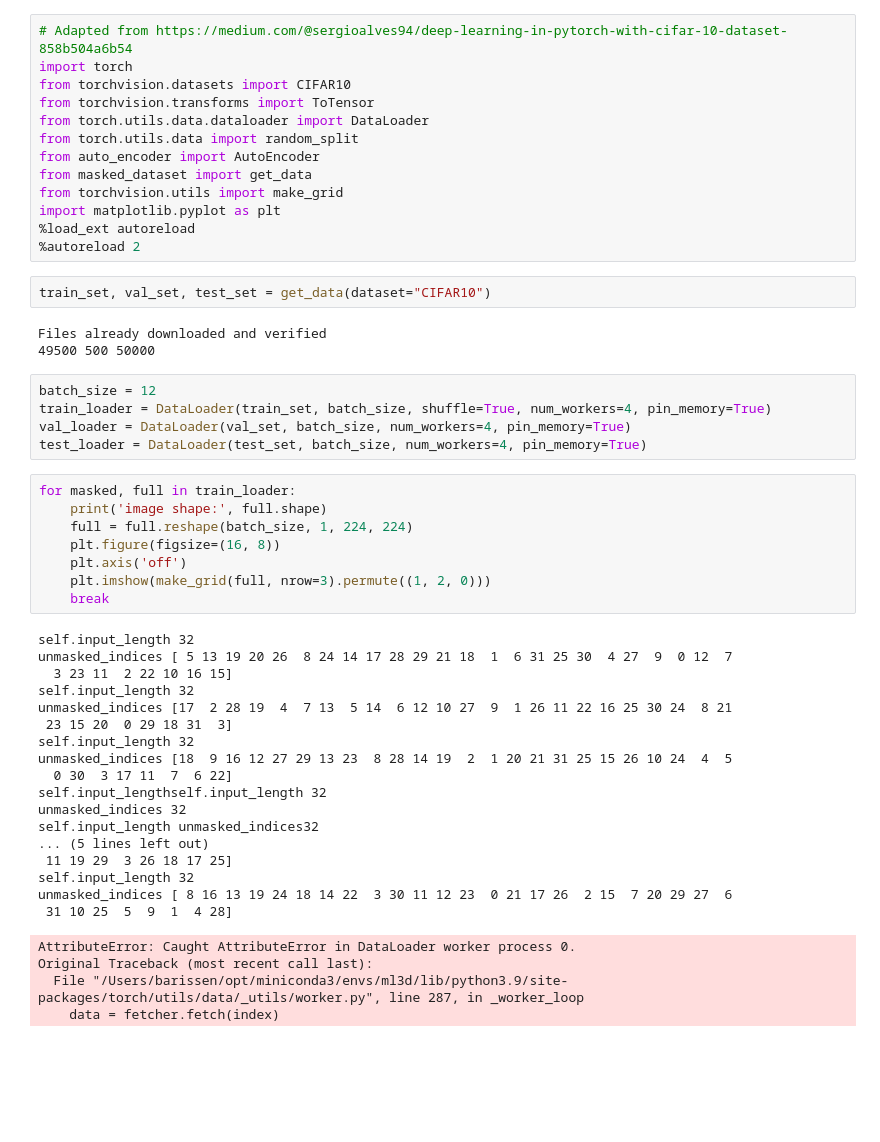
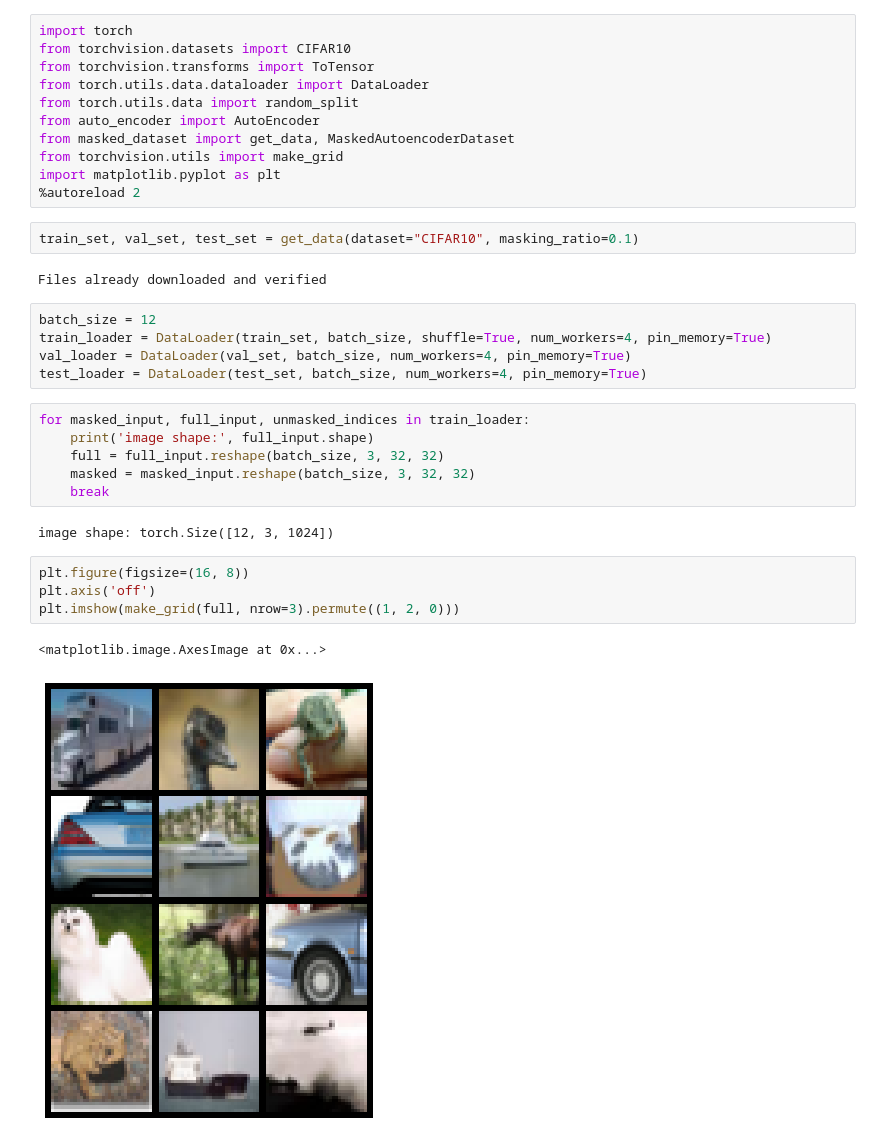
Before and after one commit to claudiosv/pretrained_positional_embeddings, a Jupyter notebook: masked_autoencoder_playground.ipynb, the cells around one changed output. Saved outputs shown, nothing was run; the diff lists cells and outputs as text; blank space fills up the shorter version.

Commit message:
Fix and finalize dataset for CIFAR10

```diff
--- a/masked_autoencoder_playground.ipynb
+++ b/masked_autoencoder_playground.ipynb
@@ -1,53 +1,35 @@
 # %%
-# Adapted from https://medium.com/@sergioalves94/deep-learning-in-pytorch-with-cifar-10-dataset-858b504a6b54
 import torch
 from torchvision.datasets import CIFAR10
 from torchvision.transforms import ToTensor
 from torch.utils.data.dataloader import DataLoader
 from torch.utils.data import random_split
 from auto_encoder import AutoEncoder
-from masked_dataset import get_data
+from masked_dataset import get_data, MaskedAutoencoderDataset
 from torchvision.utils import make_grid
 import matplotlib.pyplot as plt
-%load_ext autoreload
 %autoreload 2
 # %%
-train_set, val_set, test_set = get_data(dataset="CIFAR10")
+train_set, val_set, test_set = get_data(dataset="CIFAR10", masking_ratio=0.1)
 # %% [output]
 Files already downloaded and verified
-49500 500 50000
 # %%
 batch_size = 12
 train_loader = DataLoader(train_set, batch_size, shuffle=True, num_workers=4, pin_memory=True)
 val_loader = DataLoader(val_set, batch_size, num_workers=4, pin_memory=True)
 test_loader = DataLoader(test_set, batch_size, num_workers=4, pin_memory=True)
+# %%
+for masked_input, full_input, unmasked_indices in train_loader:
+    print('image shape:', full_input.shape)
+    full = full_input.reshape(batch_size, 3, 32, 32)
+    masked = masked_input.reshape(batch_size, 3, 32, 32)
+    break
+# %% [output]
+image shape: torch.Size([12, 3, 1024])
 # %%
-for masked, full in train_loader:
-    print('image shape:', full.shape)
-    full = full.reshape(batch_size, 1, 224, 224)
-    plt.figure(figsize=(16, 8))
-    plt.axis('off')
-    plt.imshow(make_grid(full, nrow=3).permute((1, 2, 0)))
-    break
+plt.figure(figsize=(16, 8))
+plt.axis('off')
+plt.imshow(make_grid(full, nrow=3).permute((1, 2, 0)))
 # %% [output]
-self.input_length 32
-unmasked_indices [ 5 13 19 20 26  8 24 14 17 28 29 21 18  1  6 31 25 30  4 27  9  0 12  7
-  3 23 11  2 22 10 16 15]
-self.input_length 32
-unmasked_indices [17  2 28 19  4  7 13  5 14  6 12 10 27  9  1 26 11 22 16 25 30 24  8 21
- 23 15 20  0 29 18 31  3]
-self.input_length 32
-unmasked_indices [18  9 16 12 27 29 13 23  8 28 14 19  2  1 20 21 31 25 15 26 10 24  4  5
-  0 30  3 17 11  7  6 22]
-self.input_lengthself.input_length 32
-unmasked_indices 32
-self.input_length unmasked_indices32
-... (5 lines left out)
- 11 19 29  3 26 18 17 25]
-self.input_length 32
-unmasked_indices [ 8 16 13 19 24 18 14 22  3 30 11 12 23  0 21 17 26  2 15  7 20 29 27  6
- 31 10 25  5  9  1  4 28]
+<matplotlib.image.AxesImage at 0x...>
-AttributeError: Caught AttributeError in DataLoader worker process 0.
-Original Traceback (most recent call last):
-  File "/Users/barissen/opt/miniconda3/envs/ml3d/lib/python3.9/site-packages/torch/utils/data/_utils/worker.py", line 287, in _worker_loop
-    data = fetcher.fetch(index)
+[figure, added]
```
Also changed, not shown: parts of 1 cell of this notebook, 1 other file.
